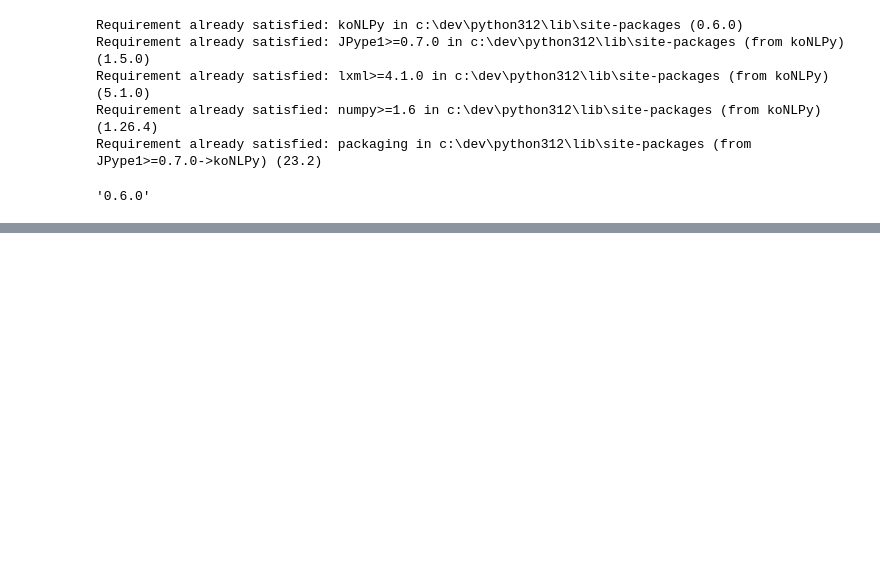
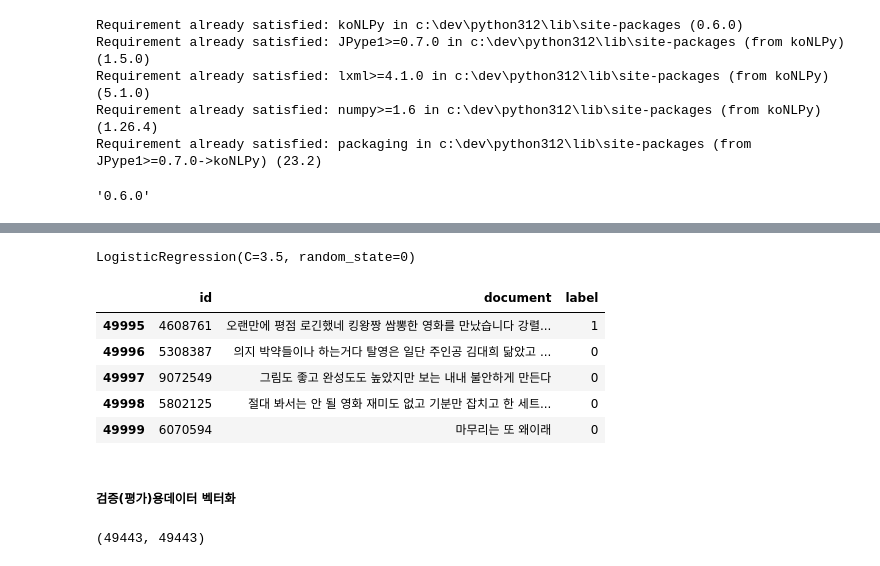
Before and after one commit to KangJeoungMi/Bigdata-analysis-2024, a Jupyter notebook: DAY12/da28_영화리뷰데이터로_감성예측.ipynb, the cells around one changed output, grey strips where cells are left out. Cells and saved outputs as stored; diff of their text form; code cells hidden in the pictures; blank space fills up the shorter version.

```diff
--- a/DAY12/da28_영화리뷰데이터로_감성예측.ipynb
+++ b/DAY12/da28_영화리뷰데이터로_감성예측.ipynb
@@ -277,0 +334,5 @@ with open('result.npy', 'wb') as f:
+# %%
+# best_params_, best_score_ 출력불가
+testModel.best_estimator_
+# %% [output]
+LogisticRegression(C=3.5, random_state=0)
@@ -277,0 +342,11 @@ with open('result.npy', 'wb') as f:
+# %%
+dfNsmcTest.tail()
+# %% [output]
+|  | id | document | label |
+| 49995 | 4608761 | 오랜만에 평점 로긴했네 킹왕짱 쌈뽕한 영화를 만났습니다 강렬... | 1 |
+| 49996 | 5308387 | 의지 박약들이나 하는거다 탈영은 일단 주인공 김대희 닮았고 ... | 0 |
+| 49997 | 9072549 | 그림도 좋고 완성도도 높았지만 보는 내내 불안하게 만든다 | 0 |
+| 49998 | 5802125 | 절대 봐서는 안 될 영화 재미도 없고 기분만 잡치고 한 세트... | 0 |
+| 49999 | 6070594 | 마무리는 또 왜이래 | 0 |
+# %% [markdown]
+##### 검증(평가)용데이터 벡터화
@@ -277,0 +358,5 @@ with open('result.npy', 'wb') as f:
+# %%
+# 감정분류 예측결과, 실제 라벨수 동일
+len(y_predict), len(dfNsmcTest['label'])
+# %% [output]
+(49443, 49443)
```
Also changed, not shown: parts of 26 cells of this notebook, 8 other files.
